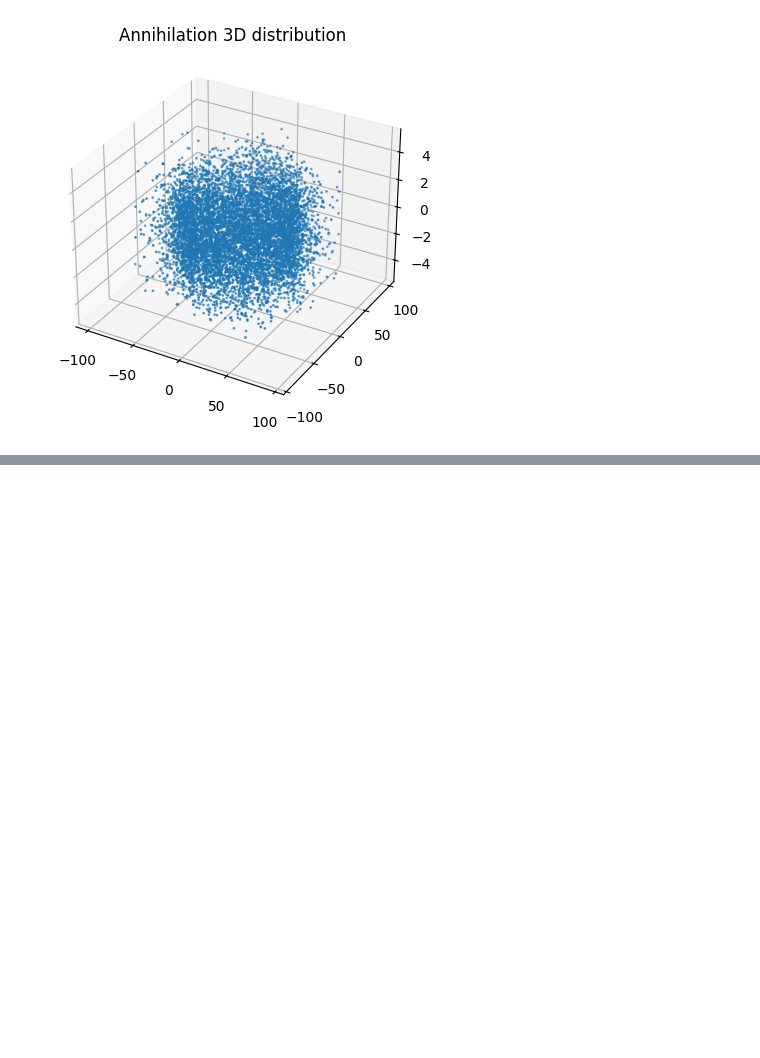
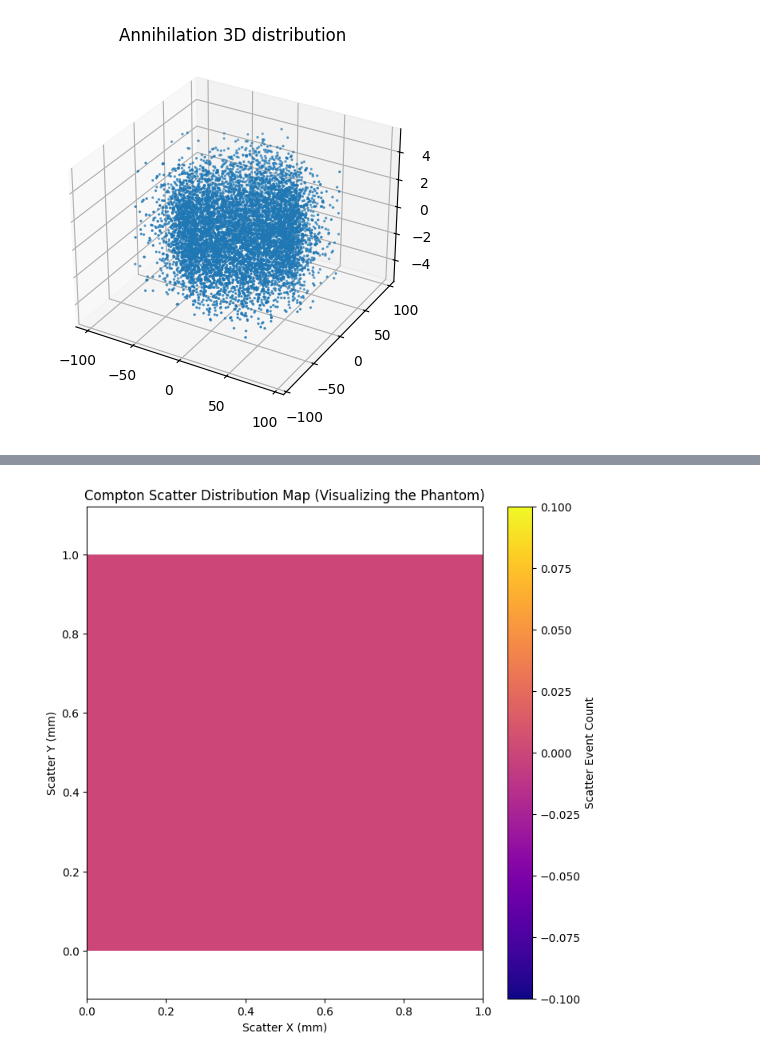
Before and after one commit to mw2304/SummerProject2026, a Jupyter notebook: FSS_test_root.ipynb, the cells around one changed output, grey strips where cells are left out. Cells and saved outputs as stored; diff of their text form; code cells hidden in the pictures; blank space fills up the shorter version.

```diff
--- a/FSS_test_root.ipynb
+++ b/FSS_test_root.ipynb
@@ -163,0 +246,23 @@ plt.show()
+# %%
+import uproot
+import matplotlib.pyplot as plt
+
+tree = uproot.open("FSStest.root")["ScannerSCS;1"].arrays(library="np")
+
+# Filter out events that didn't scatter in the phantom (where coordinates are 0)
+sx = tree["Gamma1_ScatterX"]
+sy = tree["Gamma1_ScatterY"]
+scatter_mask = (sx != 0) & (sy != 0)
+
+plt.figure(figsize=(8, 8))
+# Create a heatmap of the scatter locations
+plt.hist2d(sx[scatter_mask], sy[scatter_mask], bins=100, cmap='plasma')
+
+plt.title("Compton Scatter Distribution Map (Visualizing the Phantom)")
+plt.xlabel("Scatter X (mm)")
+plt.ylabel("Scatter Y (mm)")
+plt.axis('equal')
+plt.colorbar(label="Scatter Event Count")
+plt.show()
+# %% [output]
+[figure, added]
```
Also changed, not shown: parts of 5 cells of this notebook.
